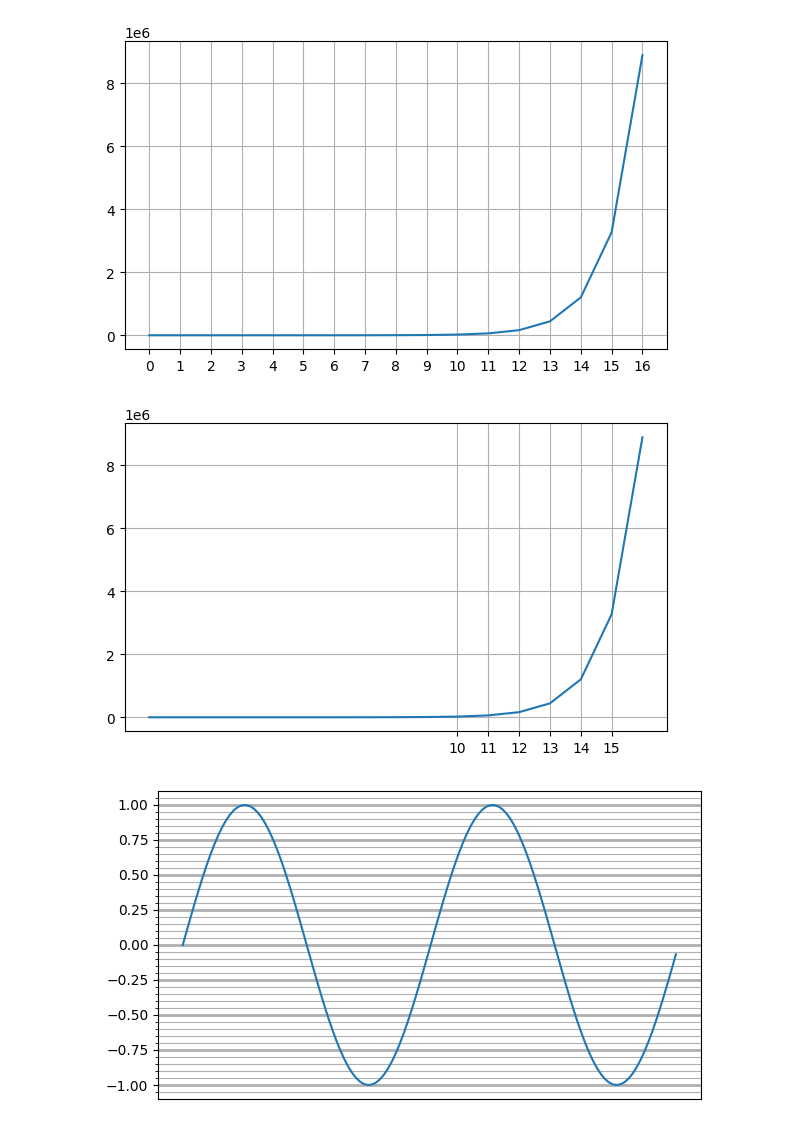
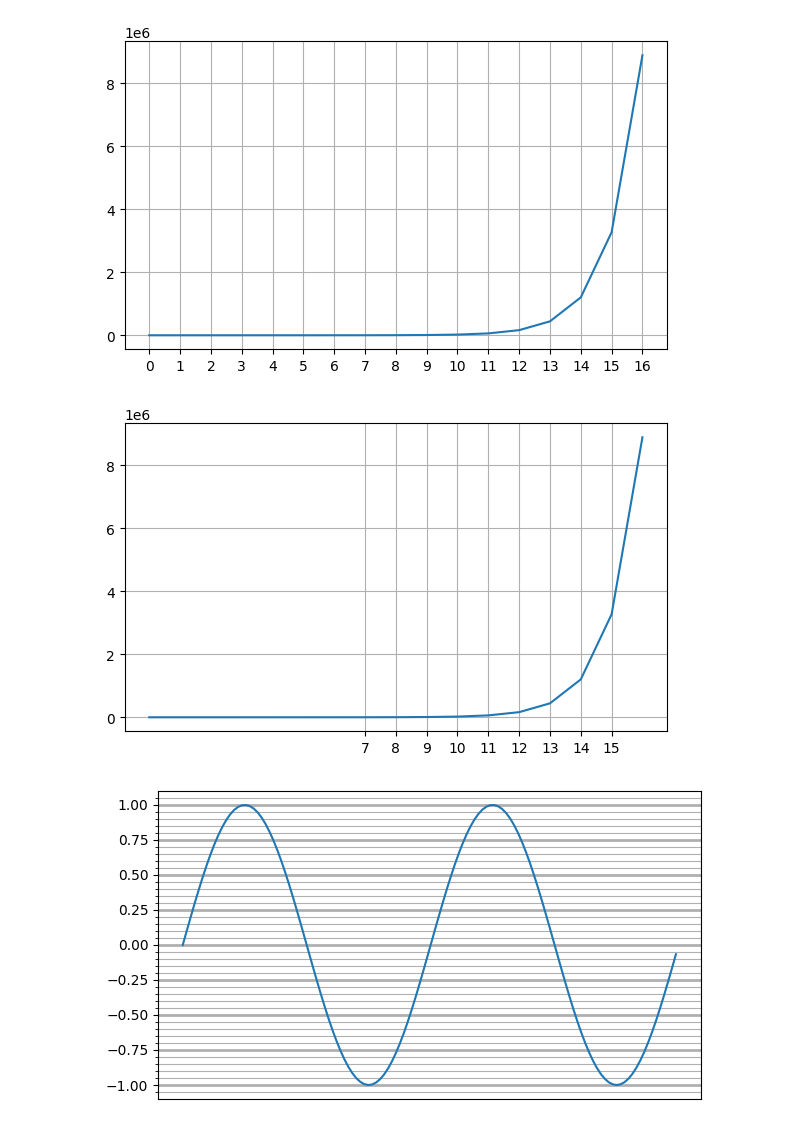
Before and after one commit to crissyro/base-of-DS, a Jupyter notebook: Basic of matplotlib.ipynb, the cells around one changed output. Saved outputs shown, nothing was run; the diff lists cells and outputs as text; code cells hidden in the pictures.

```diff
--- a/Basic of matplotlib.ipynb
+++ b/Basic of matplotlib.ipynb
@@ -145,14 +145,14 @@ ax.xaxis.set_major_locator(MultipleLocator(base=1))
 # %%
 from matplotlib.ticker import FixedLocator
 
 fig = plt.figure(figsize=(7, 4))
 ax = fig.add_subplot()
 ax.plot(np.array([np.e ** i for i in range(17)]))
 
 ax.grid()
-ax.xaxis.set_major_locator(FixedLocator([8, 9, 10, 11 ,12, 13, 14, 15]))
+ax.xaxis.set_major_locator(FixedLocator([7, 8, 9, 10, 11 ,12, 13, 14, 15]))
 # %% [output]
-[figure, old version]
+[figure, new version]
 # %%
 from matplotlib.ticker import NullLocator
 
```
